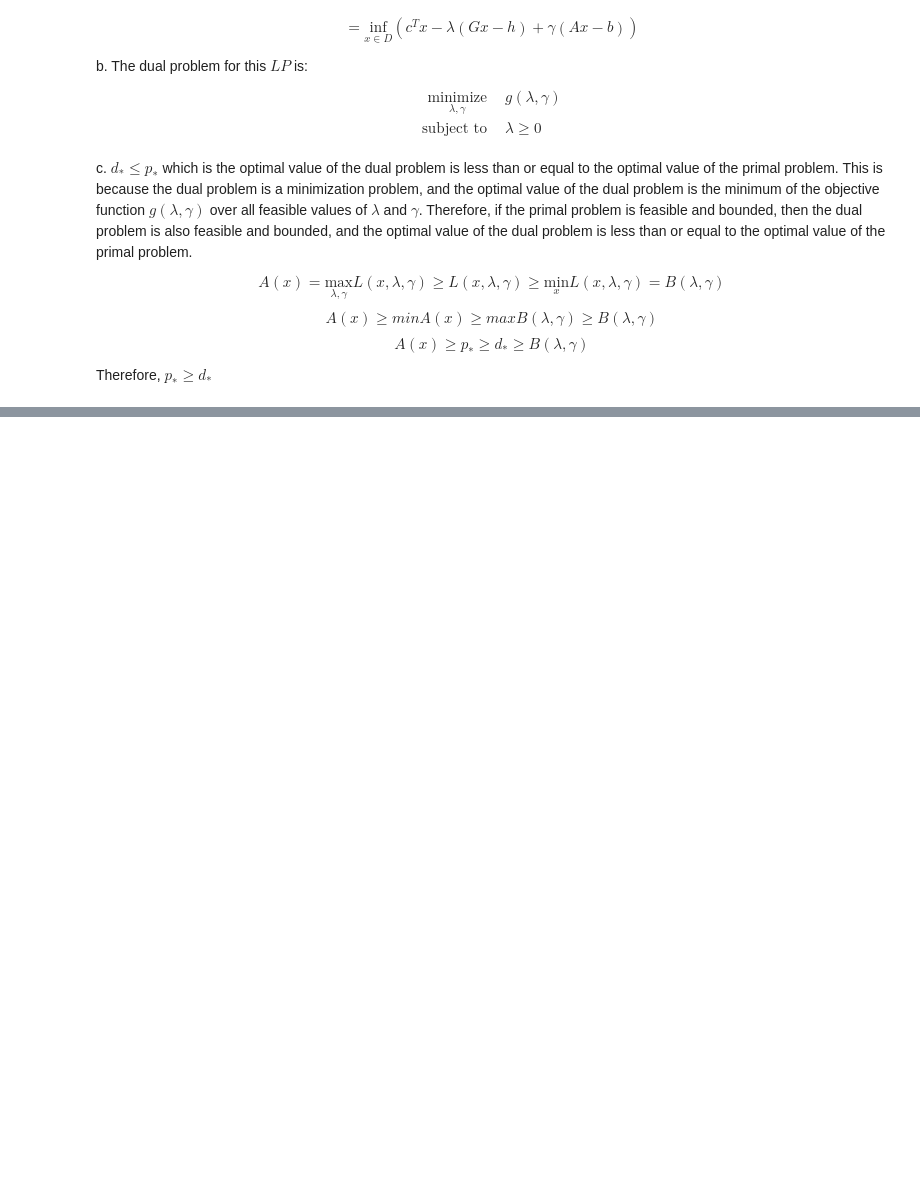
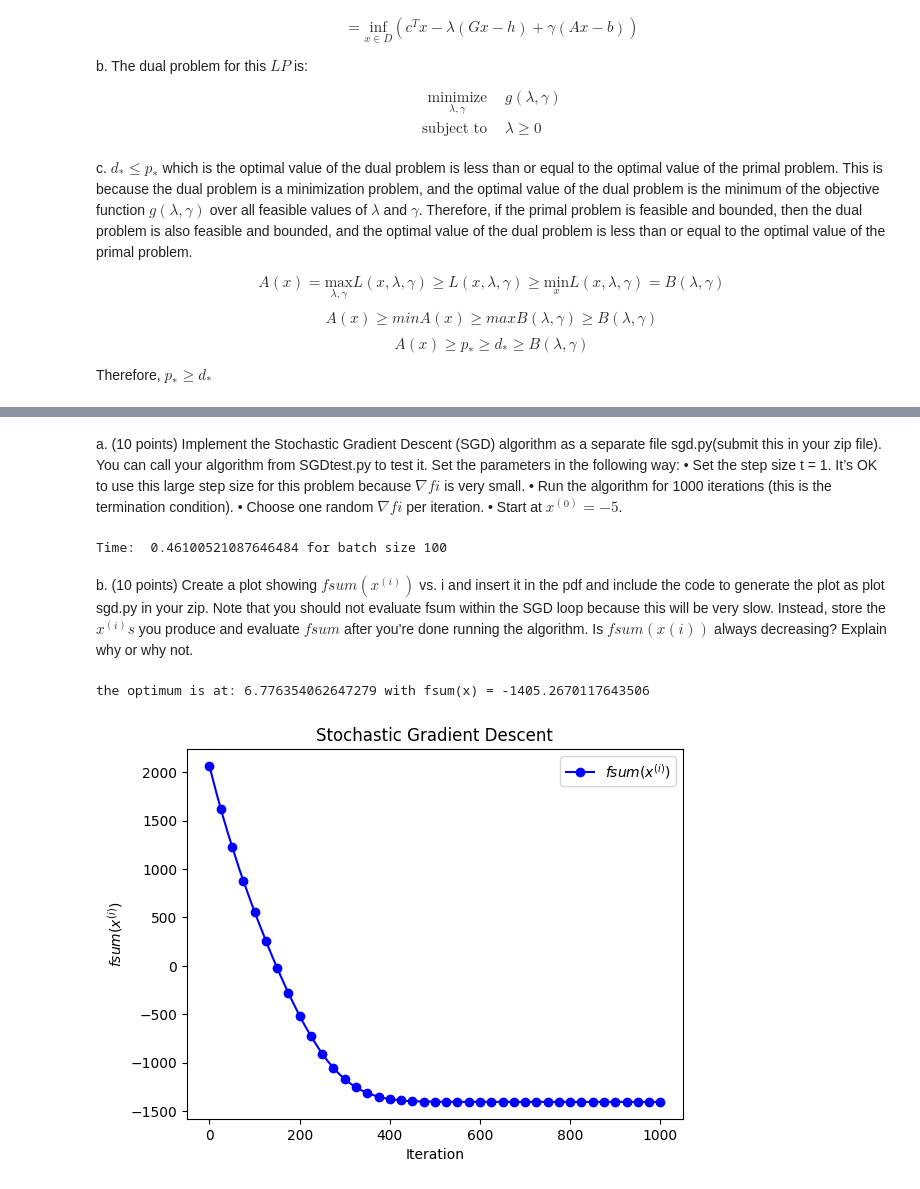
Before and after one commit to Jinjaguo/ROB442-EECS465, a Jupyter notebook: Rob422_HW/HW2/HW2.ipynb, the cells around one changed output, grey strips where cells are left out. Cells and saved outputs as stored; diff of their text form; code cells hidden in the pictures; blank space fills up the shorter version.

```diff
--- a/Rob422_HW/HW2/HW2.ipynb
+++ b/Rob422_HW/HW2/HW2.ipynb
@@ -187,0 +303,56 @@ def backtracking_line_search(f, grad_f, x, delta_x, alpha=0.1, beta=0.6):
+# %% [markdown]
+a. (10 points) Implement the Stochastic Gradient Descent (SGD) algorithm as a separate file sgd.py(submit this in your zip file).
+You can call your algorithm from SGDtest.py to test it. Set the parameters in the following way:
+• Set the step size t = 1. It’s OK to use this large step size for this problem because $∇fi$ is very small.
+• Run the algorithm for 1000 iterations (this is the termination condition).
+• Choose one random $∇fi$ per iteration.
+• Start at $x^{(0)} = −5$.
+# %%
+from SGDtest import fi, fsum, fiprime, fsumprime, fiprimeprime,fsumprimeprime
+maxi = 10000
+
+def sgd(x_init, fiprime, t=1, maxi=10000, batch_size=16, iterations=1000):
+    x = x_init
+    points = [x]
+    for i in range(iterations):
+        # choose one random ∇fi per iteration
+        indices = np.random.randint(1, maxi, size=batch_size)
+        grads = [fiprime(x, j) for j in indices]
+        grad = np.mean(grads, axis=0)
+        delta_x = -t * grad  # negative gradient direction
+
+        # update x
+        x = x + delta_x
+        points.append(x)
+
+        # check stopping condition
+        if np.linalg.norm(grads) < 0.0001:
+            break
+
+    return x, points
+start = time.time()
+batch_size = 100
+x, points = sgd(-5, fiprime, t=1, maxi=maxi, batch_size= batch_size, iterations=1000)
+end = time.time()
+print("Time: ", end - start, 'for batch size', batch_size)
+# %% [output]
+Time:  0.46100521087646484 for batch size 100
+# %% [markdown]
+b. (10 points) Create a plot showing $fsum(x^{(i)})$ vs. i and insert it in the pdf and include the code to generate the plot as plot sgd.py in your zip.
+Note that you should not evaluate fsum within the SGD loop because this will be very slow.
+Instead, store the $x^{(i)}s$ you produce and evaluate $fsum$ after you’re done running the algorithm.
+Is $fsum(x{(i)})$ always decreasing? Explain why or why not.
+# %%
+# plot fsum(x) vs. i
+points_y = [fsum(x) for x in points]
+print("the optimum is at:",x, "with fsum(x) =", fsum(x))
+plt.plot(range(len(points_y)), points_y, marker='o', color='blue', linestyle='-', label='$fsum(x^{(i)})$', markevery=25)
+
+plt.legend()
+plt.xlabel('Iteration')
+plt.ylabel('$fsum(x^{(i)})$')
+plt.title('Stochastic Gradient Descent')
+plt.show()
+# %% [output]
+the optimum is at: 6.776354062647279 with fsum(x) = -1405.2670117643506
+[figure, added]
```
Also changed, not shown: parts of 16 cells of this notebook, 2 other files.
